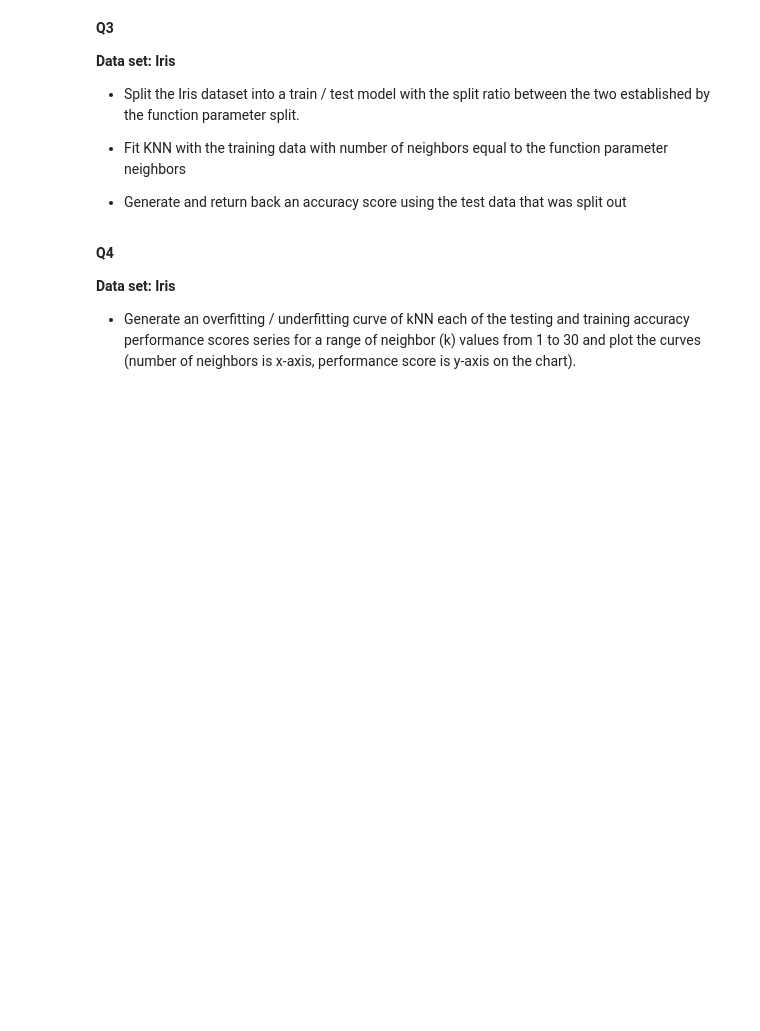
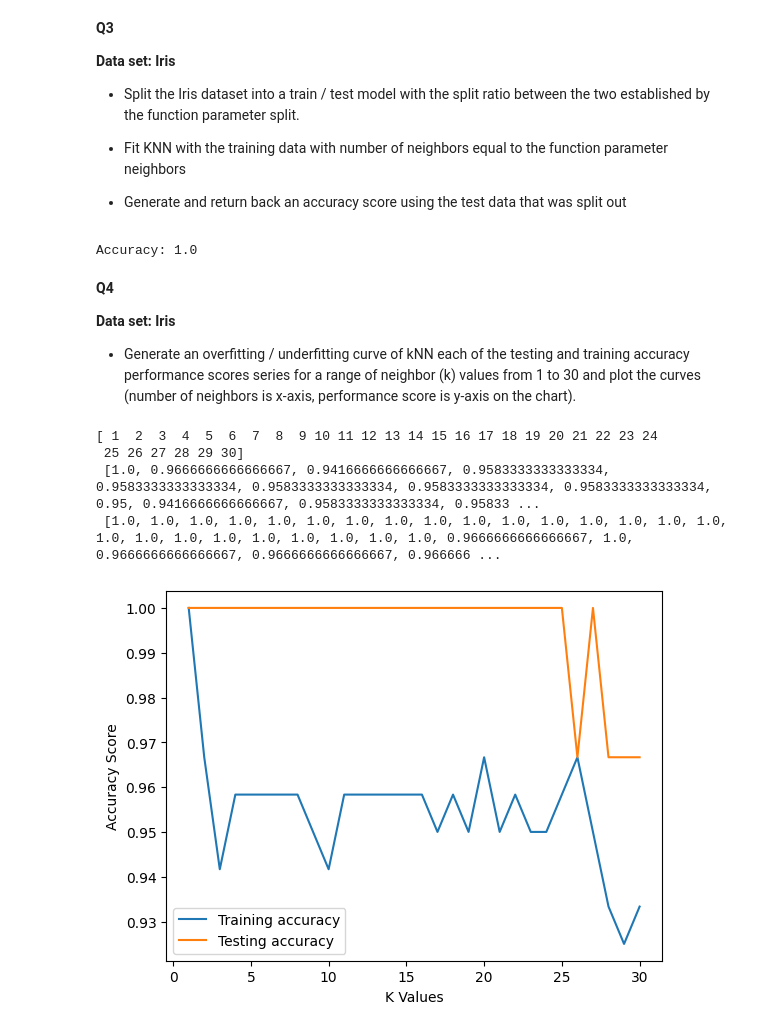
Before and after one commit to naomibuell/DATA602, a Jupyter notebook: assignment_09_buell.ipynb, the cells around one changed output. Drawn from its saved outputs; the diff is of its cells as text; code cells hidden in the pictures; blank space fills up the shorter version.

```diff
--- a/assignment_09_buell.ipynb
+++ b/assignment_09_buell.ipynb
@@ -65,9 +100,59 @@ argument new_observations. Return back the target names of each prediction (and
 * Fit KNN with the training data with number of neighbors equal to the function parameter neighbors
 
 * Generate and return back an accuracy score using the test data that was split out
+# %%
+# Split the data into training and test sets
+X_train, X_test, y_train, y_test = tts(X, y, test_size=0.2, random_state=42)
+
+scaler = StandardScaler()
+X_train = scaler.fit_transform(X_train)
+X_test = scaler.transform(X_test)
+
+# Fit KNN with the training data with number of neighbors equal to the function parameter neighbors
+knn = KNN(n_neighbors=5)
+knn.fit(X_train, y_train)
+
+new_observations = knn.predict(X_test)
+
+# Generate and return back an accuracy score using the test data that was split out
+accuracy = accuracy_score(y_test, new_observations)
+print("Accuracy:", accuracy)
+# %% [output]
+Accuracy: 1.0
 # %% [markdown]
 **Q4**
 
 **Data set: Iris**
 
 * Generate an overfitting / underfitting curve of kNN each of the testing and training accuracy performance scores series for a range of neighbor (k) values from 1 to 30 and plot the curves (number of neighbors is x-axis, performance score is y-axis on the chart).
+# %%
+# Create neighbors
+neighbors = np.arange(1, 31) # range of neighbor (k) values from 1 to 30
+train_accuracies = []
+test_accuracies = []
+
+for neighbor in neighbors:
+      # Set up a KNN Classifier
+      knn = KNN(n_neighbors=neighbor)
+
+      # Fit the model
+      knn.fit(X_train, y_train)
+
+      # Compute accuracy
+      train_accuracies.append(knn.score(X_train, y_train))
+      test_accuracies.append(knn.score(X_test, y_test))
+print(neighbors, '\n', train_accuracies, '\n', test_accuracies)
+
+# Plot the overfitting/underfitting curve
+sns.lineplot(x = neighbors, y = train_accuracies, label='Training accuracy')
+sns.lineplot(x = neighbors, y = test_accuracies, label='Testing accuracy')
+plt.xlabel("K Values")
+plt.ylabel("Accuracy Score")
+plt.legend()
+plt.show()
+# %% [output]
+[ 1  2  3  4  5  6  7  8  9 10 11 12 13 14 15 16 17 18 19 20 21 22 23 24
+ 25 26 27 28 29 30]
+ [1.0, 0.9666666666666667, 0.9416666666666667, 0.9583333333333334, 0.9583333333333334, 0.9583333333333334, 0.9583333333333334, 0.9583333333333334, 0.95, 0.9416666666666667, 0.9583333333333334, 0.95833 ...
+ [1.0, 1.0, 1.0, 1.0, 1.0, 1.0, 1.0, 1.0, 1.0, 1.0, 1.0, 1.0, 1.0, 1.0, 1.0, 1.0, 1.0, 1.0, 1.0, 1.0, 1.0, 1.0, 1.0, 1.0, 1.0, 0.9666666666666667, 1.0, 0.9666666666666667, 0.9666666666666667, 0.966666 ...
+[figure, added]
```
Also changed, not shown: parts of 3 cells of this notebook.
